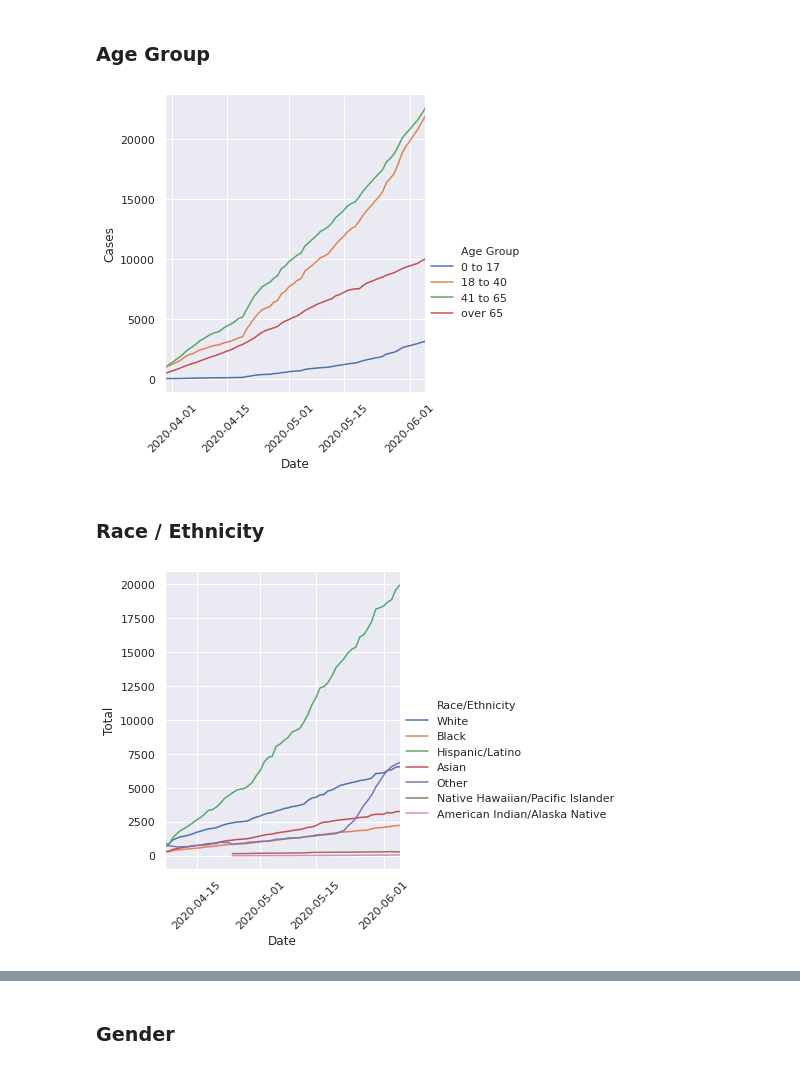
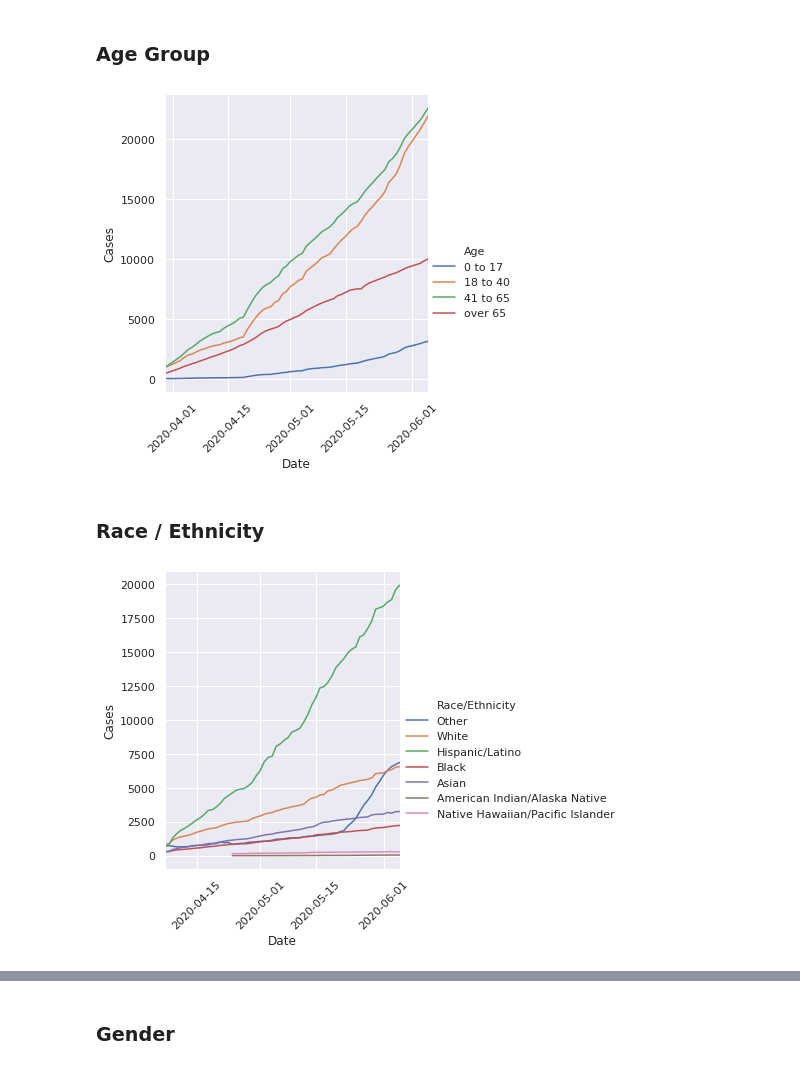
Before and after one commit to xander-hirsch/lac_covid19, a Jupyter notebook: lacph_graphs.ipynb, the cells around one changed output, grey strips where cells are left out. Cells and saved outputs as stored; diff of their text form; code cells hidden in the pictures.

Commit message:
Automatically tidies data

```diff
--- a/lacph_graphs.ipynb
+++ b/lacph_graphs.ipynb
@@ -50,13 +59,11 @@ adjust_ax(summary_stats)
 ### Age Group
 # %%
 by_age = analyze_lacph_daily.make_by_age(all_dates)
-by_age = pd.melt(by_age, id_vars='Date', var_name='Age Group', value_name='Cases')
-# Remove seemingly erroneous data point
-by_age = by_age[(by_age['Date'] != pd.Timestamp('2020-04-13')) | (by_age['Age Group'] != 'over 65')]
+by_age = by_age[(by_age[const.AGE_GROUP] != const.AGE_OVER_65) | (by_age[const.DATE] != pd.Timestamp('2020-04-13'))]
 # %%
-g = sns.relplot(x='Date', y='Cases', hue='Age Group', kind='line', data=by_age)
+g = sns.relplot(x='Date', y='Cases', hue=const.AGE_GROUP, kind='line', data=by_age)
 adjust_ax(by_age)
 # %% [output]
-[figure, old version]
+[figure, new version]
 # %% [markdown]
 ### Race / Ethnicity
@@ -67,7 +72,6 @@ by_race['Statistic'] = by_race['Statistic'].astype('category')
 # %%
-by_race_cases = by_race[by_race['Statistic'] == 'Cases']
-sns.relplot(x=const.DATE, y='Total', hue=const.RACE, kind='line', data=by_race_cases)
-adjust_ax(by_race_cases)
+sns.relplot(x=const.DATE, y=const.CASES, hue=const.RACE, kind='line', data=by_race)
+adjust_ax(by_race)
 # %% [output]
-[figure, old version]
+[figure, new version]
 # %%
```
Also changed, not shown: parts of 11 cells of this notebook, 1 other file.
